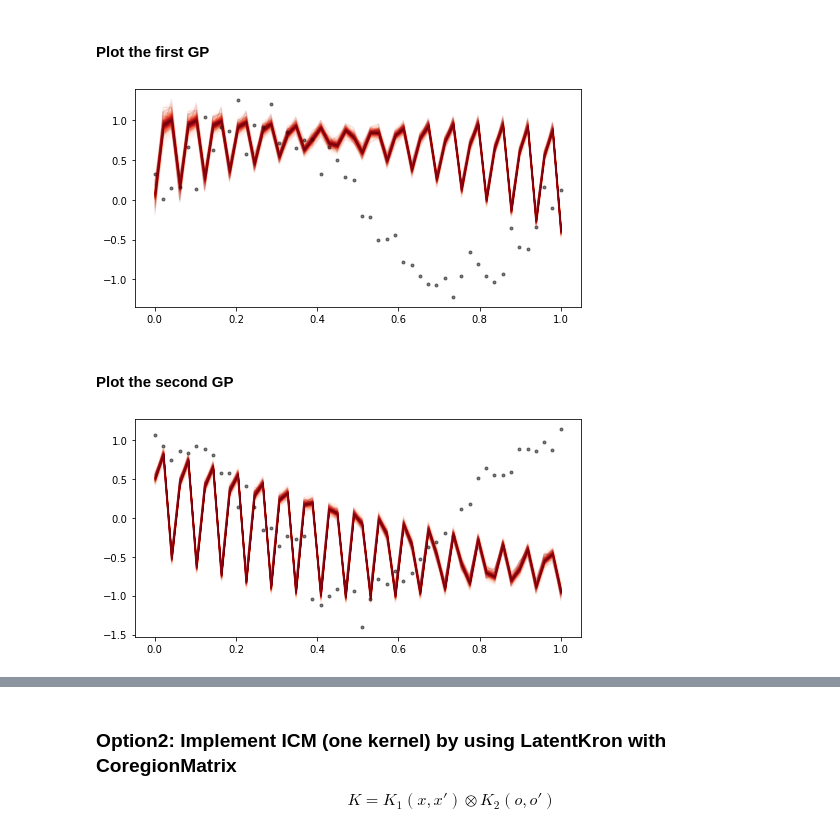
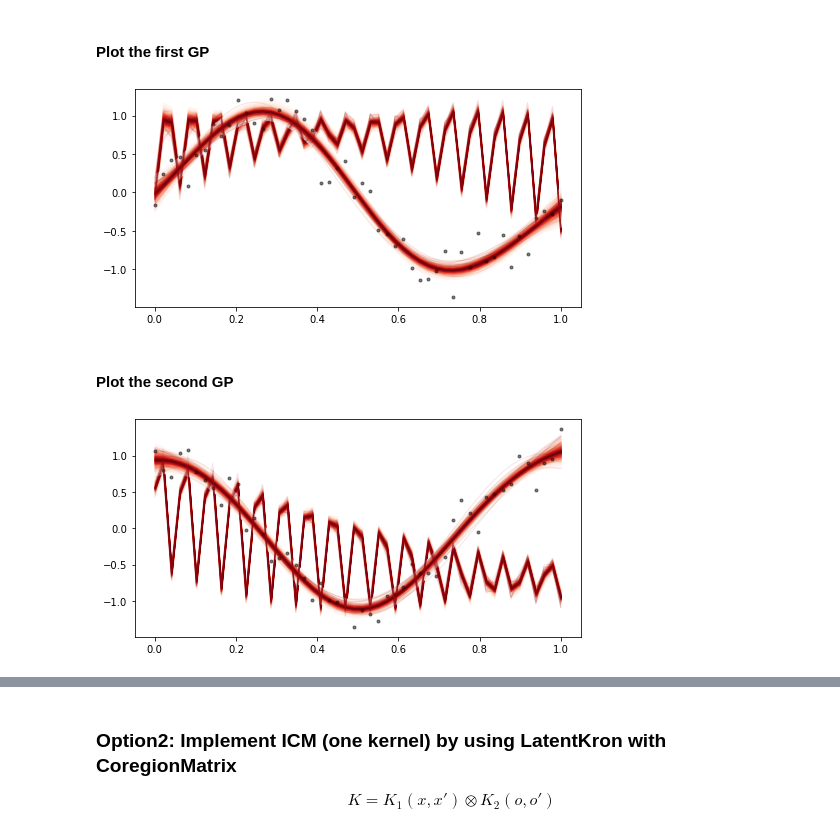
Before and after one commit to danhphan/gp_experiments, a Jupyter notebook: experiments/22_multitask_gp_regression_pymc_mogp_api_same_X.ipynb, the cells around one changed output, grey strips where cells are left out. Cells and saved outputs as stored; diff of their text form; code cells hidden in the pictures.

Commit message:
Fix output visualisation

```diff
--- a/experiments/22_multitask_gp_regression_pymc_mogp_api_same_X.ipynb
+++ b/experiments/22_multitask_gp_regression_pymc_mogp_api_same_X.ipynb
@@ -173,18 +156,19 @@ from pymc.gp.util import plot_gp_dist
 fig, axes = plt.subplots(1,1, figsize=(8,4))
 plt.plot(x, train_y[:,0], 'ok', ms=3, alpha=0.5, label="Data 1");
 plot_gp_dist(axes, f_pred[:, 0:50], x)
+plot_gp_dist(axes, f_pred[:,Xnew[:,1] == 0], x)
 plt.show()
 # The result seems wrong!
 # %% [output]
-[figure, old version]
+[figure, new version]
 # %% [markdown]
 #### Plot the second GP
 # %%
 from pymc.gp.util import plot_gp_dist
 fig, axes = plt.subplots(1,1, figsize=(8,4))
 plt.plot(x, train_y[:,1], 'ok', ms=3, alpha=0.5, label="Data 1");
 plot_gp_dist(axes, f_pred[:, 50:100], x)
+plot_gp_dist(axes, f_pred[:,Xnew[:,1] == 1], x)
 plt.show()
-# The result seems wrong!
 # %% [output]
-[figure, old version]
+[figure, new version]
```
Also changed, not shown: parts of 38 cells of this notebook.
